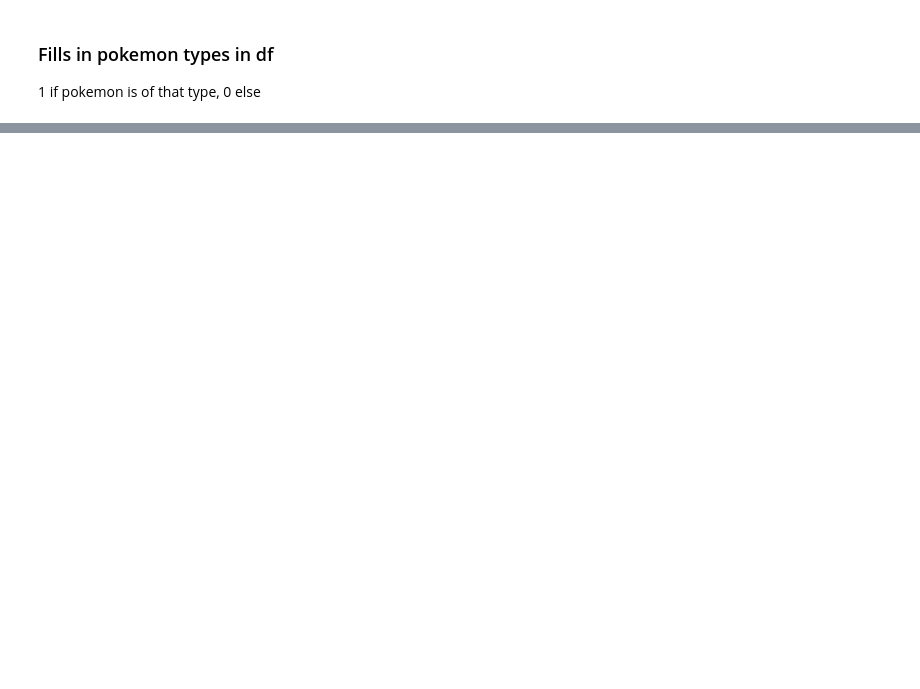
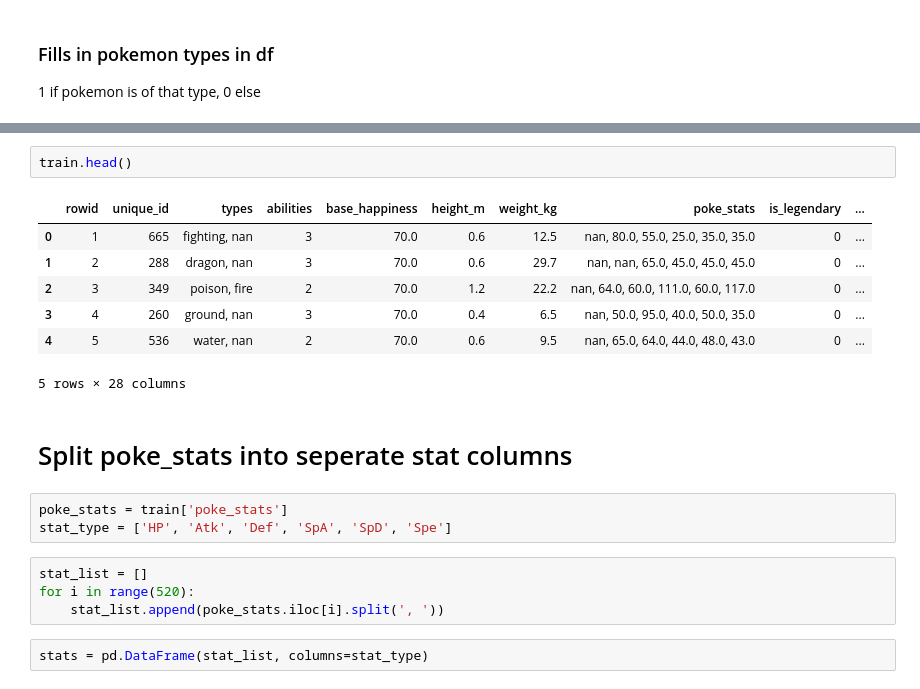
Before and after one commit to csun-data-science-bootcamp-19/Feature-Engineering-8, a Jupyter notebook: FinalP.ipynb, the cells around one changed output, grey strips where cells are left out. Cells and saved outputs as stored; diff of their text form; blank space fills up the shorter version.

```diff
--- a/FinalP.ipynb
+++ b/FinalP.ipynb
@@ -130,0 +131,21 @@ unclean.to_csv('Pokemon_clean_0.csv', index=False)
+# %%
+train.head()
+# %% [output]
+|  | rowid | unique_id | types | abilities | base_happiness | height_m | weight_kg | poke_stats | is_legendary | ... |
+| 0 | 1 | 665 | fighting, nan | 3 | 70.0 | 0.6 | 12.5 | nan, 80.0, 55.0, 25.0, 35.0, 35.0 | 0 | ... |
+| 1 | 2 | 288 | dragon, nan | 3 | 70.0 | 0.6 | 29.7 | nan, nan, 65.0, 45.0, 45.0, 45.0 | 0 | ... |
+| 2 | 3 | 349 | poison, fire | 2 | 70.0 | 1.2 | 22.2 | nan, 64.0, 60.0, 111.0, 60.0, 117.0 | 0 | ... |
+| 3 | 4 | 260 | ground, nan | 3 | 70.0 | 0.4 | 6.5 | nan, 50.0, 95.0, 40.0, 50.0, 35.0 | 0 | ... |
+| 4 | 5 | 536 | water, nan | 2 | 70.0 | 0.6 | 9.5 | nan, 65.0, 64.0, 44.0, 48.0, 43.0 | 0 | ... |
+5 rows × 28 columns
+# %% [markdown]
+# Split poke_stats into seperate stat columns
+# %%
+poke_stats = train['poke_stats']
+stat_type = ['HP', 'Atk', 'Def', 'SpA', 'SpD', 'Spe']
+# %%
+stat_list = []
+for i in range(520):
+    stat_list.append(poke_stats.iloc[i].split(', '))
+# %%
+stats = pd.DataFrame(stat_list, columns=stat_type)
```
Also changed, not shown: parts of 24 cells of this notebook.
